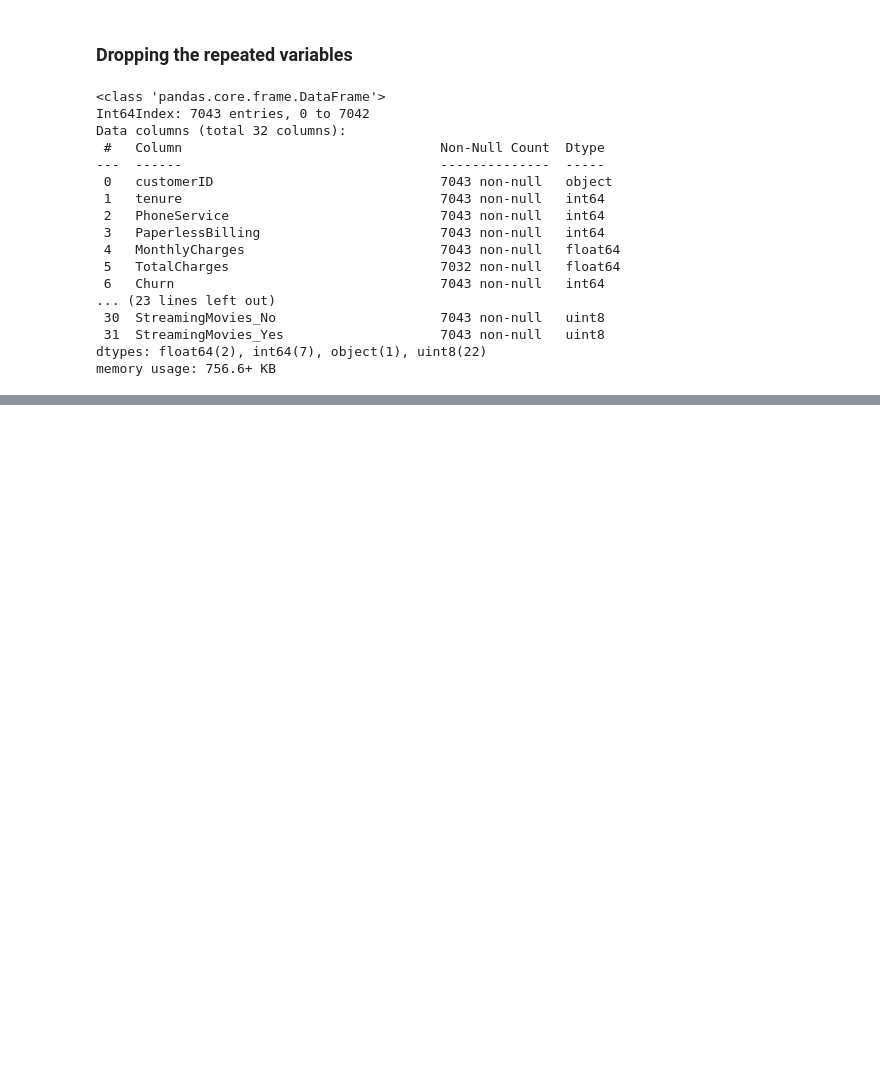
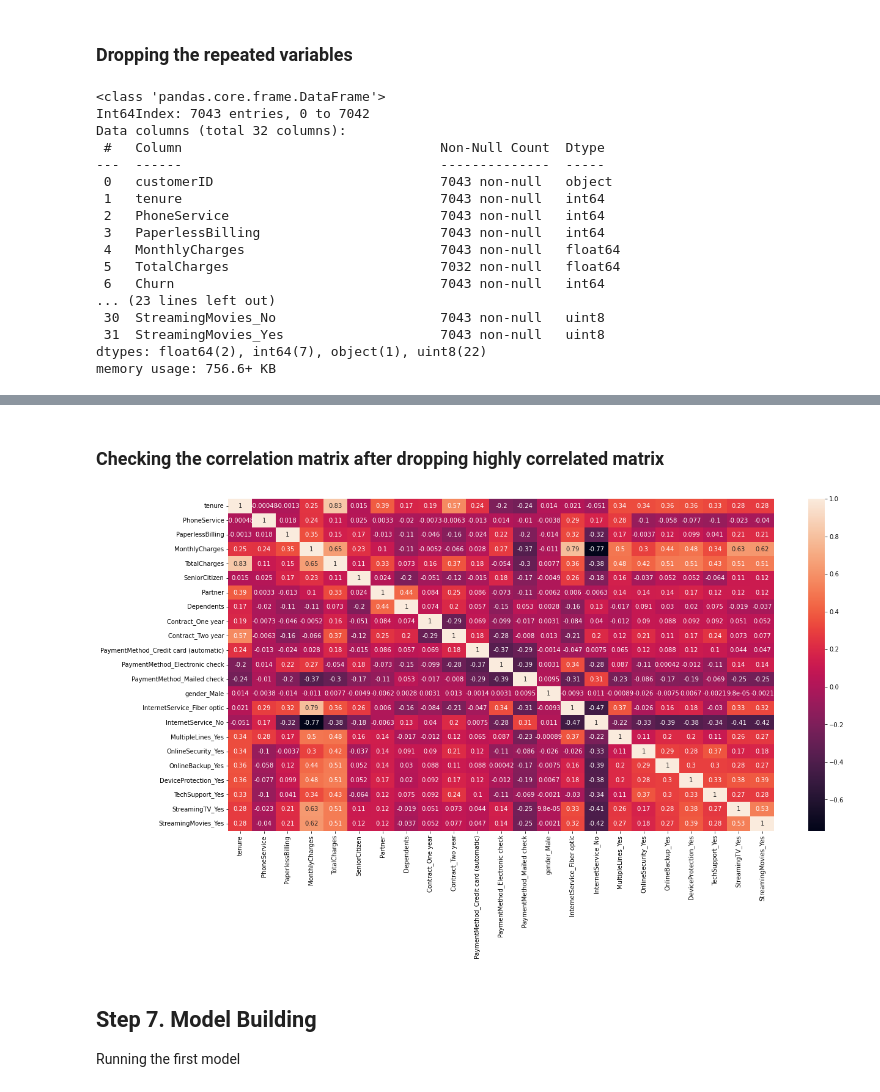
Before and after one commit to kc11381/TelecomChurn_LogisticRegressionModel, a Jupyter notebook: kc_telecom_churn.ipynb, the cells around one changed output, grey strips where cells are left out. Drawn from its saved outputs; the diff is of its cells as text; code cells hidden in the pictures; blank space fills up the shorter version.

```diff
--- a/kc_telecom_churn.ipynb
+++ b/kc_telecom_churn.ipynb
@@ -254,0 +355,4 @@ Name: OnlineBackup, dtype: int64
+# %%
+# putting feature variables to x
+y = telecom_df['Churn']
+y.head()
@@ -254,0 +366,3 @@ Name: OnlineBackup, dtype: int64
+# %%
+# Splitting the data into test and train
+X_train, X_test, y_train, y_test = train_test_split(x, y, train_size=0.7, test_size=0.3, random_state=100)
@@ -254,0 +375,3 @@ Name: OnlineBackup, dtype: int64
+# %%
+scaler = StandardScaler()
+X_train[['tenure', 'MonthlyCharges', 'TotalCharges']] = scaler.fit_transform(X_train[['tenure','MonthlyCharges','TotalCharges']])
@@ -254,0 +412,17 @@ Name: OnlineBackup, dtype: int64
+# %%
+X_test = X_test.drop(['MultipleLines_No','OnlineSecurity_No','OnlineBackup_No','DeviceProtection_No','TechSupport_No',
+                       'StreamingTV_No','StreamingMovies_No'], 1)
+X_train = X_train.drop(['MultipleLines_No','OnlineSecurity_No','OnlineBackup_No','DeviceProtection_No','TechSupport_No',
+                         'StreamingTV_No','StreamingMovies_No'], 1)
+# %% [markdown]
+### Checking the correlation matrix after dropping highly correlated matrix
+# %%
+plt.figure(figsize=(20,10))
+sns.heatmap(X_train.corr(), annot=True)
+plt.show()
+# %% [output]
+[figure, added]
+# %% [markdown]
+## Step 7. Model Building
+
+Running the first model
```
Also changed, not shown: parts of 27 cells of this notebook.
